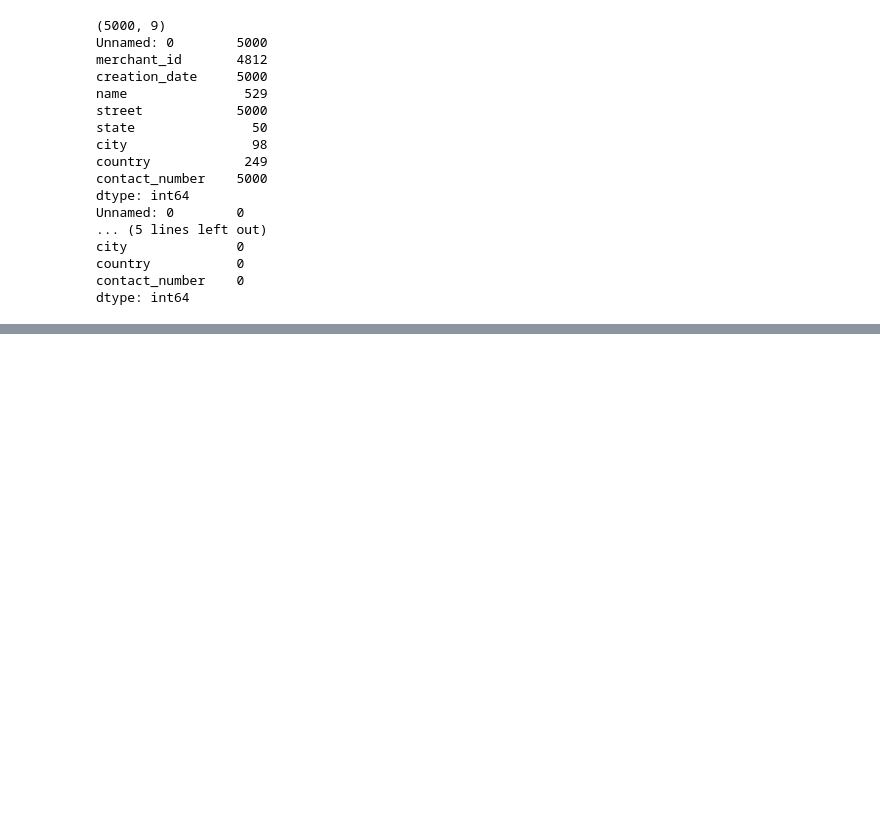
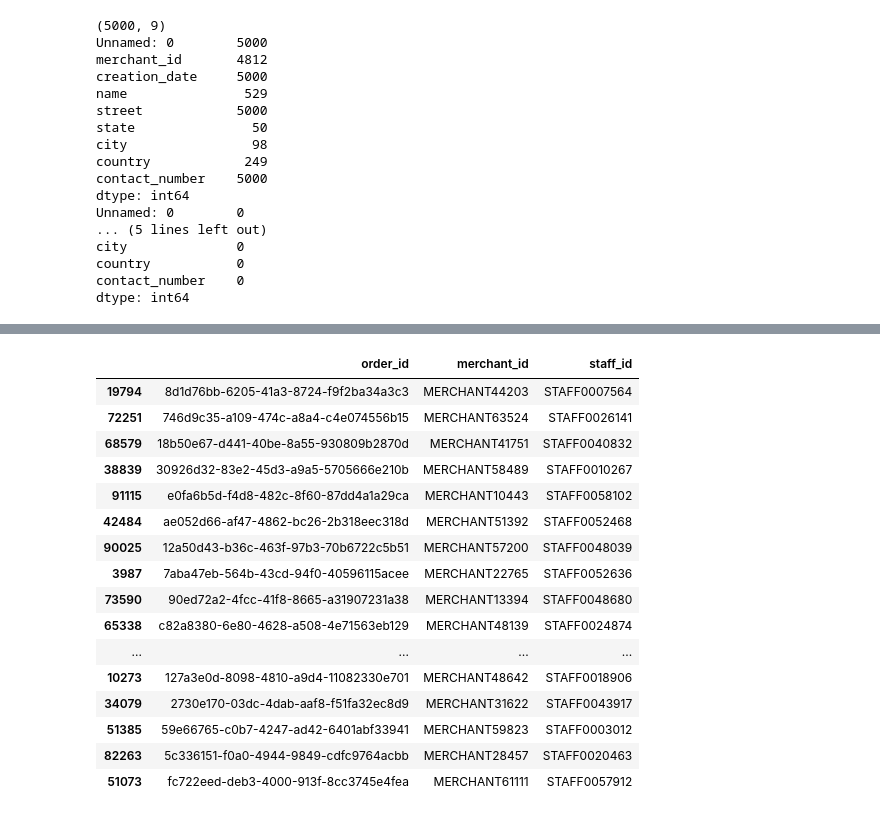
Before and after one commit to 1123Alessandro/ShopZada, a Jupyter notebook: enterprise_profiling.ipynb, the cells around one changed output, grey strips where cells are left out. Cells and saved outputs as stored; diff of their text form; code cells hidden in the pictures; blank space fills up the shorter version.

```diff
--- a/enterprise_profiling.ipynb
+++ b/enterprise_profiling.ipynb
@@ -87,0 +135,20 @@ print(df_merchant_data[df_merchant_data['name'] == 'Whitby Group'])
+# %%
+df_order1.sample(20)
+# %% [output]
+|  | order_id | merchant_id | staff_id |
+| 19794 | 8d1d76bb-6205-41a3-8724-f9f2ba34a3c3 | MERCHANT44203 | STAFF0007564 |
+| 72251 | 746d9c35-a109-474c-a8a4-c4e074556b15 | MERCHANT63524 | STAFF0026141 |
+| 68579 | 18b50e67-d441-40be-8a55-930809b2870d | MERCHANT41751 | STAFF0040832 |
+| 38839 | 30926d32-83e2-45d3-a9a5-5705666e210b | MERCHANT58489 | STAFF0010267 |
+| 91115 | e0fa6b5d-f4d8-482c-8f60-87dd4a1a29ca | MERCHANT10443 | STAFF0058102 |
+| 42484 | ae052d66-af47-4862-bc26-2b318eec318d | MERCHANT51392 | STAFF0052468 |
+| 90025 | 12a50d43-b36c-463f-97b3-70b6722c5b51 | MERCHANT57200 | STAFF0048039 |
+| 3987 | 7aba47eb-564b-43cd-94f0-40596115acee | MERCHANT22765 | STAFF0052636 |
+| 73590 | 90ed72a2-4fcc-41f8-8665-a31907231a38 | MERCHANT13394 | STAFF0048680 |
+| 65338 | c82a8380-6e80-4628-a508-4e71563eb129 | MERCHANT48139 | STAFF0024874 |
+| ... | ... | ... | ... |
+| 10273 | 127a3e0d-8098-4810-a9d4-11082330e701 | MERCHANT48642 | STAFF0018906 |
+| 34079 | 2730e170-03dc-4dab-aaf8-f51fa32ec8d9 | MERCHANT31622 | STAFF0043917 |
+| 51385 | 59e66765-c0b7-4247-ad42-6401abf33941 | MERCHANT59823 | STAFF0003012 |
+| 82263 | 5c336151-f0a0-4944-9849-cdfc9764acbb | MERCHANT28457 | STAFF0020463 |
+| 51073 | fc722eed-deb3-4000-913f-8cc3745e4fea | MERCHANT61111 | STAFF0057912 |
```
Also changed, not shown: parts of 12 cells of this notebook.
